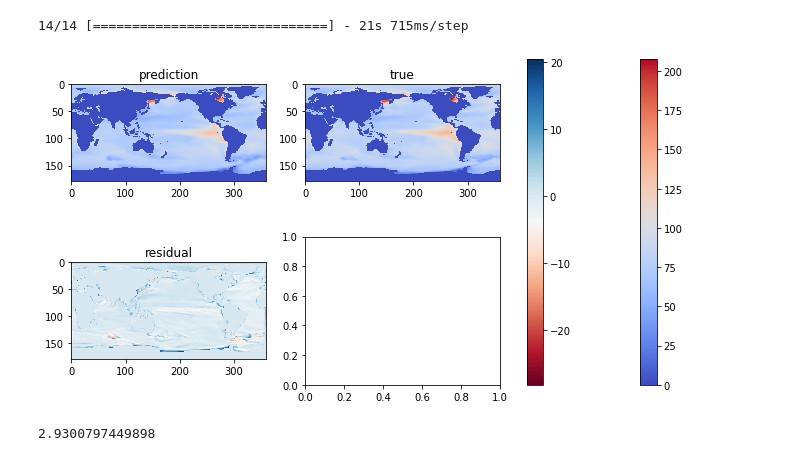
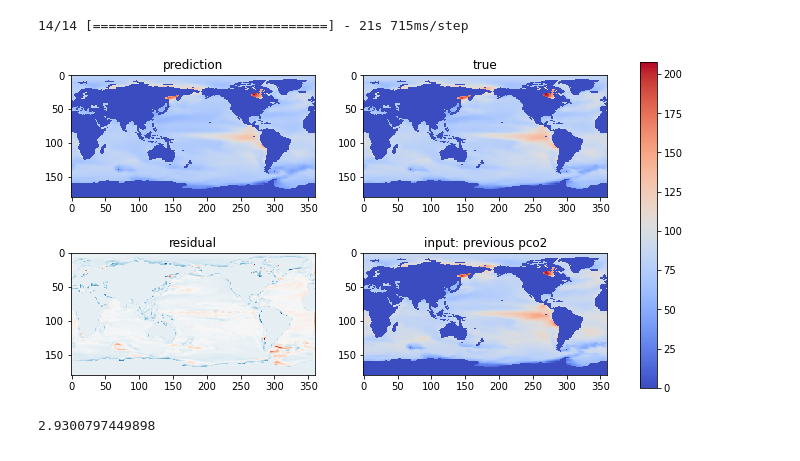
Before and after one commit to sk981102/ocean_co2, a Jupyter notebook: notebooks/cnn_lstm_base.ipynb, the cells around one changed output. Saved outputs shown, nothing was run; the diff lists cells and outputs as text; code cells hidden in the pictures.

Commit message:
nfp! better graph

```diff
--- a/notebooks/cnn_lstm_base.ipynb
+++ b/notebooks/cnn_lstm_base.ipynb
@@ -181,22 +181,25 @@ predicted_frames[y==0]=0.0
 # %%
 figure, axis = plt.subplots(2, 2,figsize=(12, 6))
 
 
 img=axis[0][0].imshow(np.flipud(predicted_frames[0][1]),cmap="coolwarm", interpolation="nearest")
 axis[0][0].set_title("prediction")
 plt.colorbar(img,ax=axis)
 
 img1=axis[0][1].imshow(np.flipud(y[0][1]),cmap="coolwarm", interpolation="nearest")
 axis[0][1].set_title("true")
 
-diff=np.flipud(np.squeeze(predicted_frames[0][0]-y[0][0]))
+diff=np.flipud(np.squeeze(predicted_frames[0][1]-y[0][1]))
 img2=axis[1][0].imshow(diff,cmap="RdBu", interpolation="nearest")
 axis[1][0].set_title("residual")
-plt.colorbar(img2,ax=axis)
 
+img2=axis[1][1].imshow(np.flipud(X[0][1][:,:,5]),cmap="coolwarm", interpolation="nearest")
+axis[1][1].set_title("input: previous pco2")
+
+plt.savefig('../assets/next-frame-prediction.png')
 plt.show()
 # %% [output]
-[figure, old version]
+[figure, new version]
 # %%
 # RMSE of pco2
 np.sqrt(np.mean((predicted_frames-y)**2))
```
Also changed, not shown: 1 other file.
